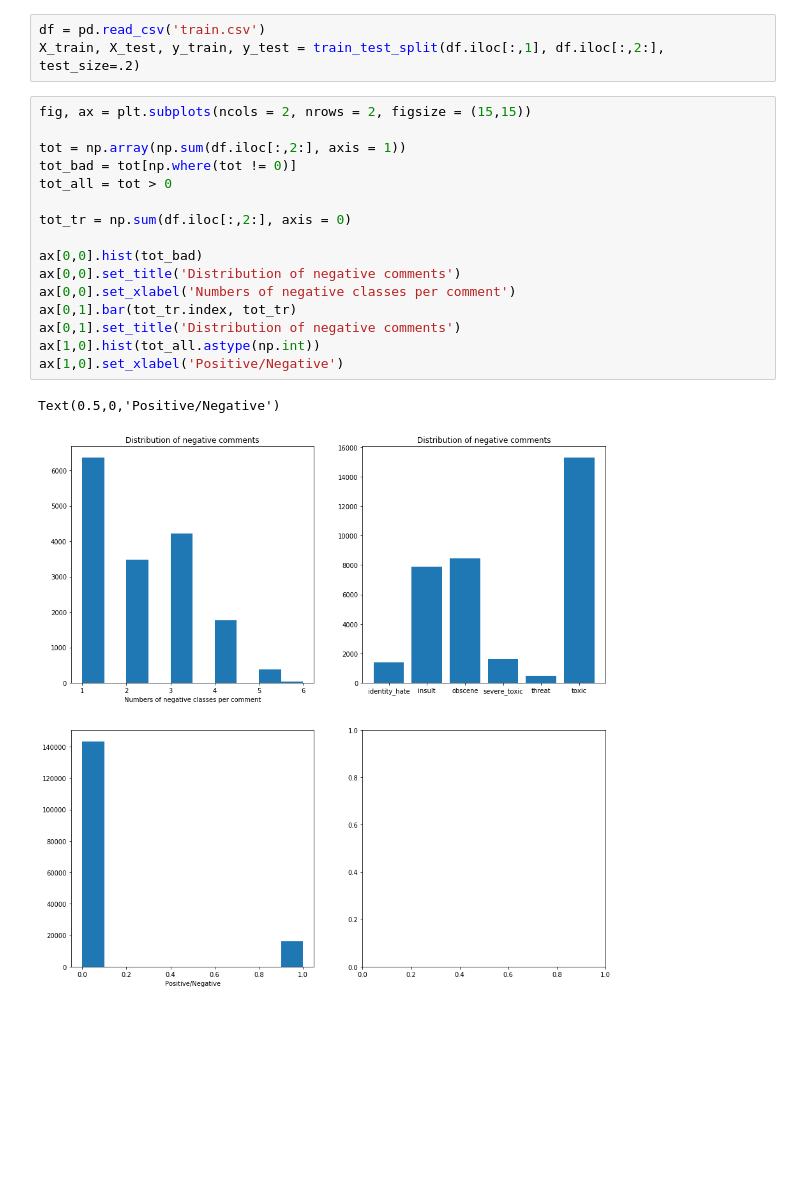
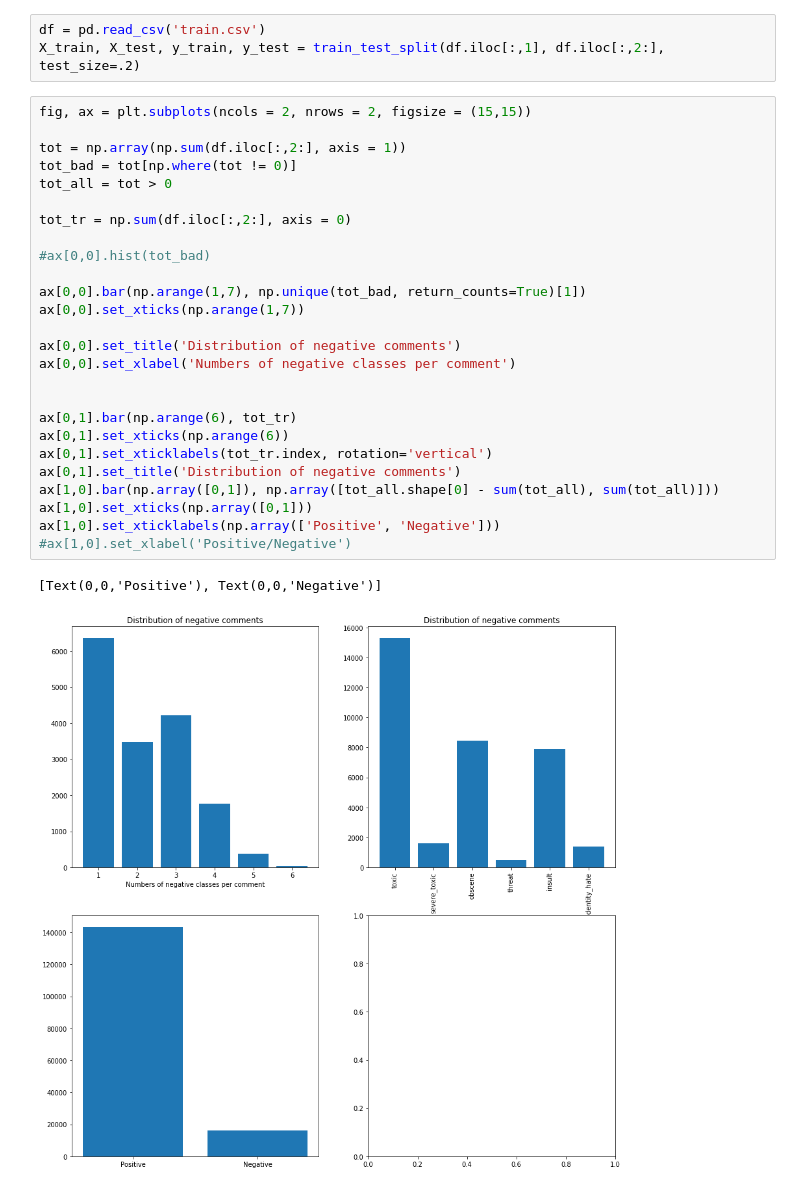
Before and after one commit to NikitaChizhov/ML-Project, a Jupyter notebook: Ensembles.ipynb, the cells around one changed output. Cells and saved outputs as stored; diff of their text form; blank space fills up the shorter version.

```diff
--- a/Ensembles.ipynb
+++ b/Ensembles.ipynb
@@ -66,22 +31,32 @@ X_train, X_test, y_train, y_test = train_test_split(df.iloc[:,1], df.iloc[:,2:],
 # %%
 fig, ax = plt.subplots(ncols = 2, nrows = 2, figsize = (15,15))
 
 tot = np.array(np.sum(df.iloc[:,2:], axis = 1))
 tot_bad = tot[np.where(tot != 0)]
 tot_all = tot > 0
 
 tot_tr = np.sum(df.iloc[:,2:], axis = 0)
 
-ax[0,0].hist(tot_bad)
+#ax[0,0].hist(tot_bad)
+
+ax[0,0].bar(np.arange(1,7), np.unique(tot_bad, return_counts=True)[1])
+ax[0,0].set_xticks(np.arange(1,7))
+
 ax[0,0].set_title('Distribution of negative comments')
 ax[0,0].set_xlabel('Numbers of negative classes per comment')
-ax[0,1].bar(tot_tr.index, tot_tr)
+
+
+ax[0,1].bar(np.arange(6), tot_tr)
+ax[0,1].set_xticks(np.arange(6))
+ax[0,1].set_xticklabels(tot_tr.index, rotation='vertical')
 ax[0,1].set_title('Distribution of negative comments')
-ax[1,0].hist(tot_all.astype(np.int))
-ax[1,0].set_xlabel('Positive/Negative')
+ax[1,0].bar(np.array([0,1]), np.array([tot_all.shape[0] - sum(tot_all), sum(tot_all)]))
+ax[1,0].set_xticks(np.array([0,1]))
+ax[1,0].set_xticklabels(np.array(['Positive', 'Negative']))
+#ax[1,0].set_xlabel('Positive/Negative')
 # %% [output]
-Text(0.5,0,'Positive/Negative')
+[Text(0,0,'Positive'), Text(0,0,'Negative')]
-[figure, old version]
+[figure, new version]
 # %%
 word_vectorizer = TfidfVectorizer(
     sublinear_tf=True,
```
Also changed, not shown: parts of 18 cells of this notebook, 1 other file.
